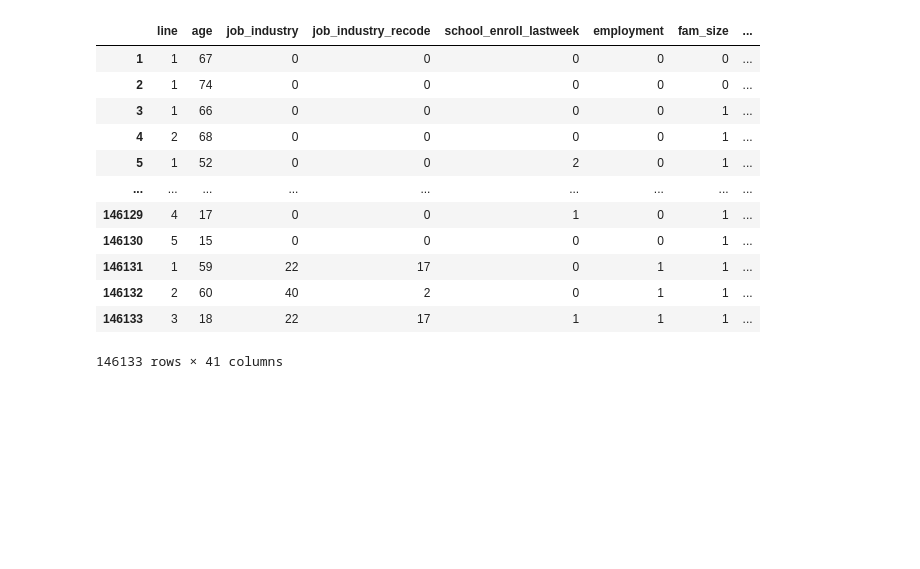
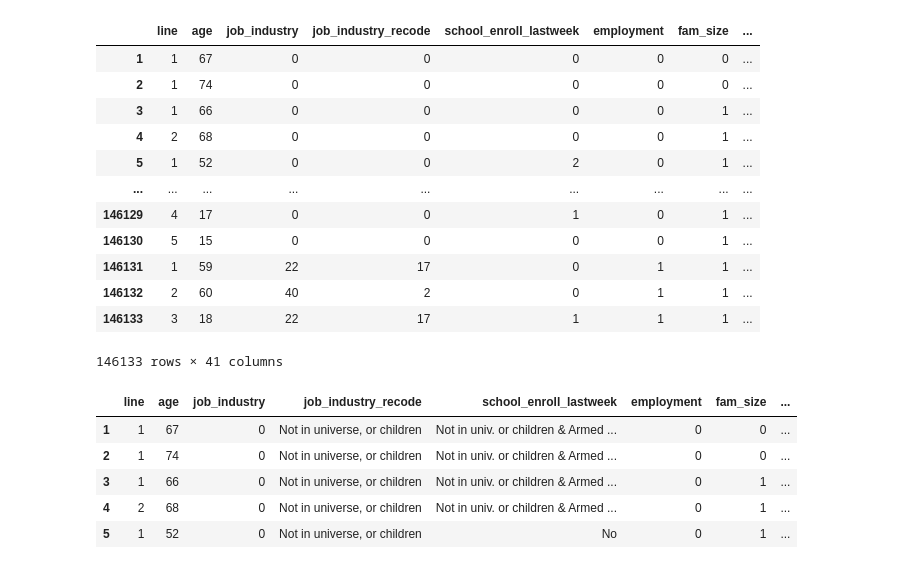
Before and after one commit to wisteriab/machine_learning_fall2024, a Jupyter notebook: python_code/test.ipynb, the cells around one changed output. Cells and saved outputs as stored; diff of their text form; code cells hidden in the pictures; blank space fills up the shorter version.

```diff
--- a/python_code/test.ipynb
+++ b/python_code/test.ipynb
@@ -134,0 +313,14 @@ df
+# %%
+company_offer_insurance_map = {
+      "2": "No",
+      "1": "Yes",
+      "0": "NIU"
+    }
+# %%
+poverty_ratio_map = {
+      "1": "BELOW POVERTY LEVEL",
+      "4": "150 AND ABOVE THE POVERTY LEVEL",
+      "3": "125 - 149 PERCENT OF THE POVERTY LEVEL",
+      "2": "100 - 124 PERCENT OF THE POVERTY LEVEL",
+      "-1": "NOT IN POVERTY UNIVERSE"
+    }
@@ -134,0 +381,6 @@ df
+# %%
+hourly_map = {
+      "2": "No",
+      "1": "Yes",
+      "0": "Not in universe or children & Armed Forc"
+    }
@@ -134,0 +408,9 @@ df
+# %%
+df.head(5)
+# %% [output]
+|  | line | age | job_industry | job_industry_recode | school_enroll_lastweek | employment | fam_size | ... |
+| 1 | 1 | 67 | 0 | Not in universe, or children | Not in univ. or children & Armed ... | 0 | 0 | ... |
+| 2 | 1 | 74 | 0 | Not in universe, or children | Not in univ. or children & Armed ... | 0 | 0 | ... |
+| 3 | 1 | 66 | 0 | Not in universe, or children | Not in univ. or children & Armed ... | 0 | 1 | ... |
+| 4 | 2 | 68 | 0 | Not in universe, or children | Not in univ. or children & Armed ... | 0 | 1 | ... |
+| 5 | 1 | 52 | 0 | Not in universe, or children | No | 0 | 1 | ... |
```
Also changed, not shown: parts of 32 cells of this notebook, 16 other files.
